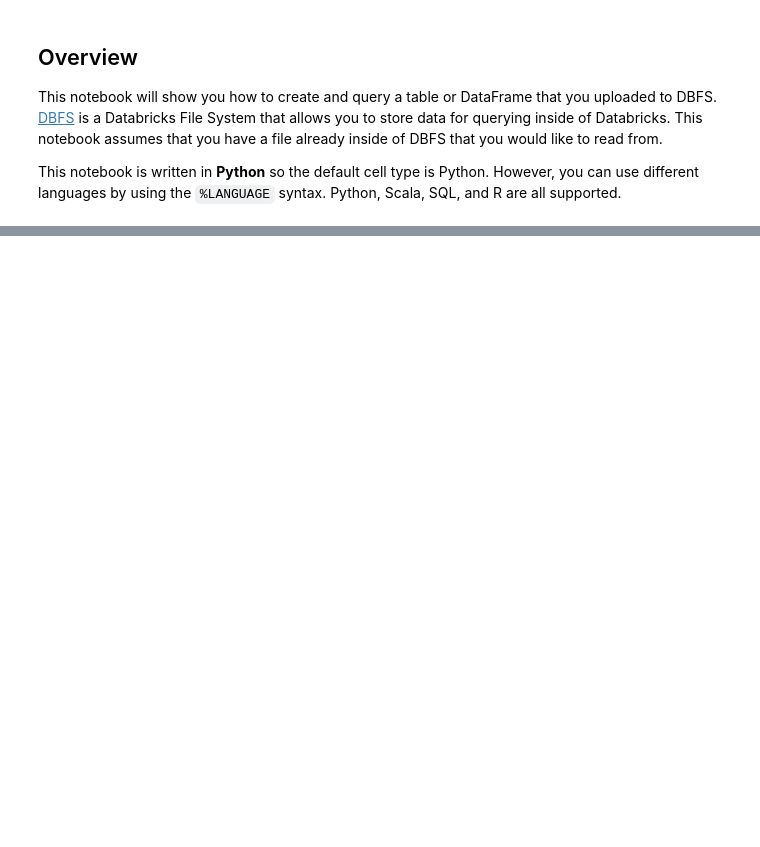
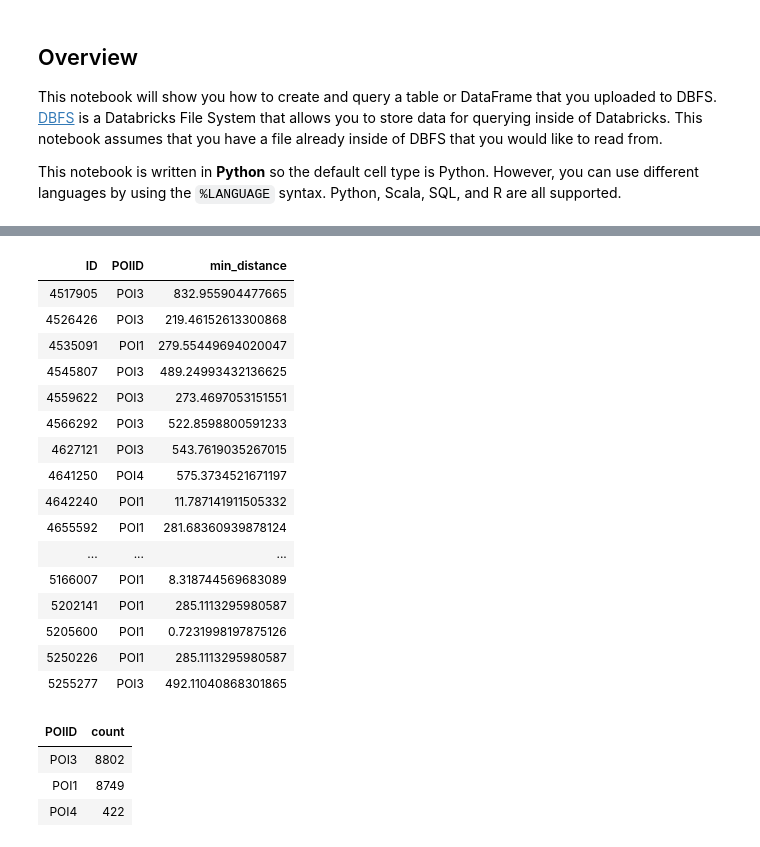
Before and after one commit to mptcloud/ws-data-spark, a Jupyter notebook: notebooks/databricks_spark/pyspark_solution_analysis.ipynb, the cells around one changed output, grey strips where cells are left out. Cells and saved outputs as stored; diff of their text form; code cells hidden in the pictures; blank space fills up the shorter version.

```diff
--- a/notebooks/databricks_spark/pyspark_solution_analysis.ipynb
+++ b/notebooks/databricks_spark/pyspark_solution_analysis.ipynb
@@ -72,0 +167,11 @@ data_df.count()
+# %%
+@udf("double")
+def haversine_dist(lat1, lon1, lat2, lon2):
+    lon1, lat1, lon2, lat2 = map(radians, [lon1, lat1, lon2, lat2])
+
+    dlon = lon2 - lon1
+    dlat = lat2 - lat1
+    a = sin(dlat/2)**2 + cos(lat1) * cos(lat2) * sin(dlon/2)**2
+    c = 2 * asin(sqrt(a))
+    R = 6371 # Radius of earth in kilometers
+    return c * R
@@ -72,0 +180,12 @@ data_df.count()
+# %%
+window_spec_2 = Window.partitionBy('ID')
+
+event_poiid_lookup_df = poi_data_join_df \
+  .select(
+    'ID',
+    'POIID',
+    haversine_dist('Latitude', 'Longitude', 'POI_Latitude', 'POI_Longitude').alias('distance'),
+    min(haversine_dist('Latitude', 'Longitude', 'POI_Latitude', 'POI_Longitude')).over(window_spec_2).alias('min_distance')
+  ) \
+  .where('distance = min_distance') \
+  .drop('distance')
@@ -72,0 +194,27 @@ data_df.count()
+# %%
+display(event_poiid_lookup_df)
+# %% [output]
+| ID | POIID | min_distance |
+| 4517905 | POI3 | 832.955904477665 |
+| 4526426 | POI3 | 219.46152613300868 |
+| 4535091 | POI1 | 279.55449694020047 |
+| 4545807 | POI3 | 489.24993432136625 |
+| 4559622 | POI3 | 273.4697053151551 |
+| 4566292 | POI3 | 522.8598800591233 |
+| 4627121 | POI3 | 543.7619035267015 |
+| 4641250 | POI4 | 575.3734521671197 |
+| 4642240 | POI1 | 11.787141911505332 |
+| 4655592 | POI1 | 281.68360939878124 |
+| ... | ... | ... |
+| 5166007 | POI1 | 8.318744569683089 |
+| 5202141 | POI1 | 285.1113295980587 |
+| 5205600 | POI1 | 0.7231998197875126 |
+| 5250226 | POI1 | 285.1113295980587 |
+| 5255277 | POI3 | 492.11040868301865 |
+# %%
+display(event_poiid_lookup_df.groupBy('POIID').count().orderBy('count', ascending=False))
+# %% [output]
+| POIID | count |
+| POI3 | 8802 |
+| POI1 | 8749 |
+| POI4 | 422 |
```
Also changed, not shown: parts of 15 cells of this notebook, 1 other file.
